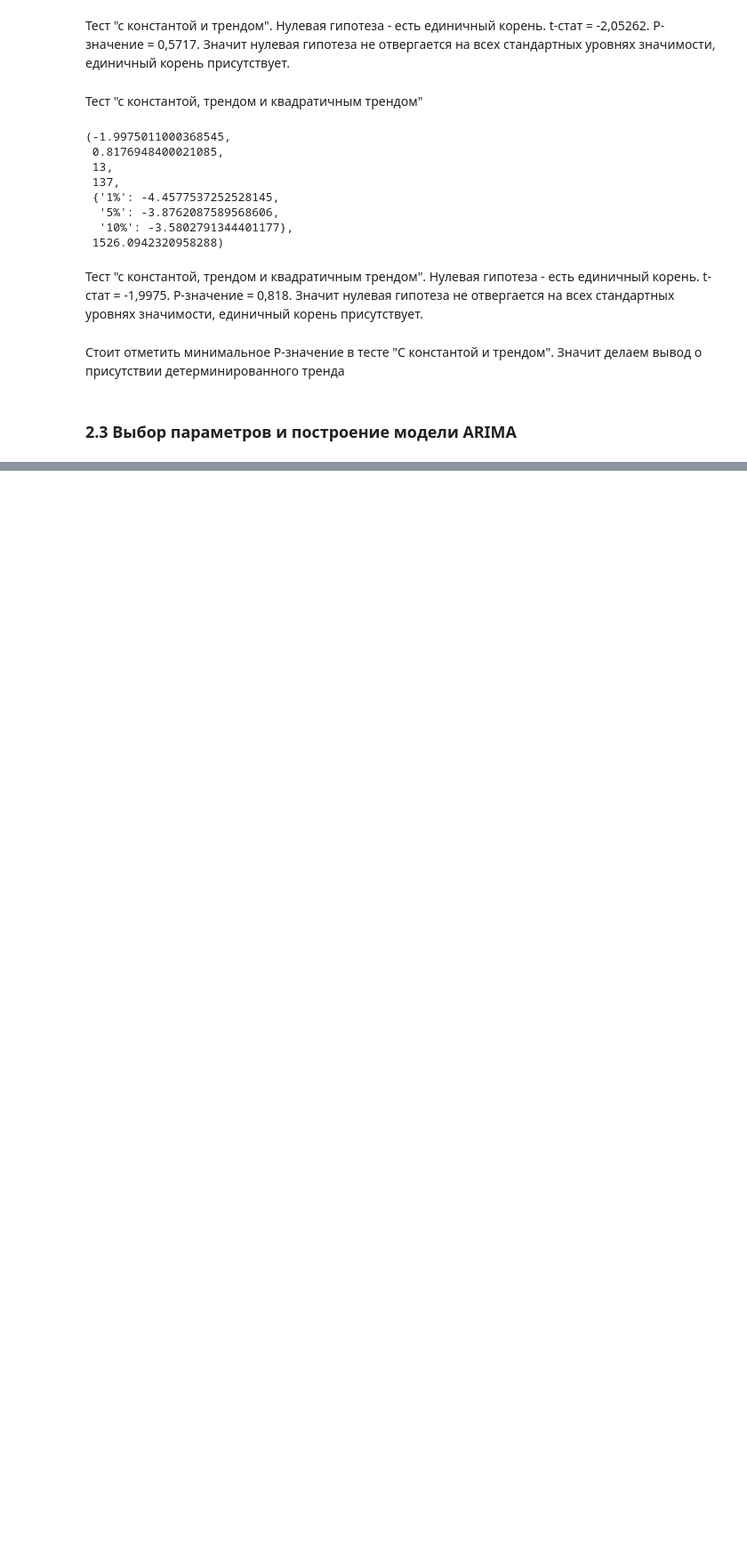
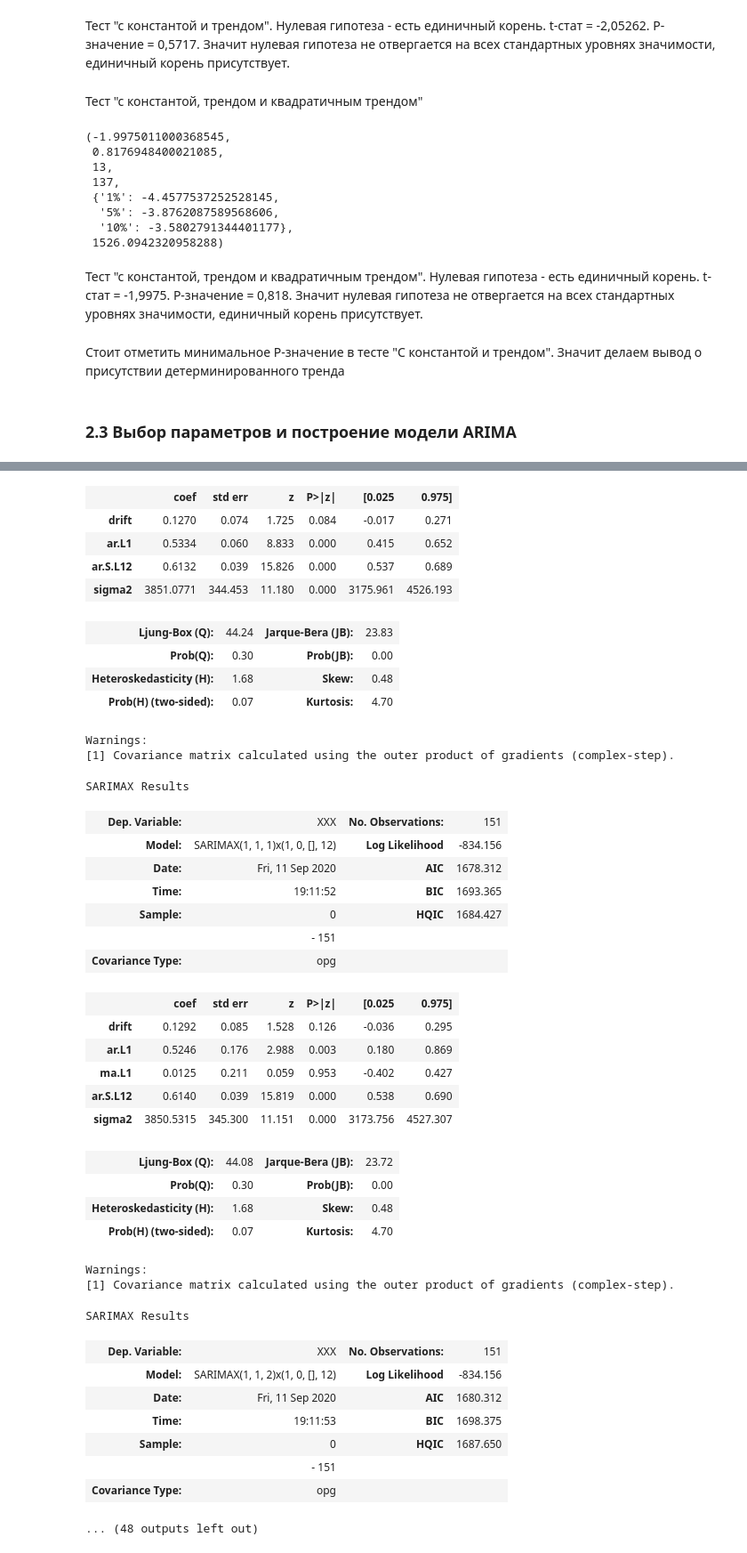
Before and after one commit to xxxyxxx16/portfolio_xxxyxxx, a Jupyter notebook: TS analysis.ipynb, the cells around one changed output, grey strips where cells are left out. Shown at 89% size. Cells and saved outputs as stored; diff of their text form; code cells hidden in the pictures; blank space fills up the shorter version.

```diff
--- a/TS analysis.ipynb
+++ b/TS analysis.ipynb
@@ -218,0 +316,7 @@ adfuller(df.XXX, regression = 'ctt')
+# %%
+for i in range(0,11):
+    model = SARIMAX(df.XXX, order = (1,1,i), seasonal_order = (1,0,0,12), trend= 't')
+    fit = model.fit()
+    g = fit.summary()
+    display(g)
+# %% [output]
@@ -218,0 +331,40 @@ adfuller(df.XXX, regression = 'ctt')
+|  | coef | std err | z | P>|z| | [0.025 | 0.975] |
+| drift | 0.1270 | 0.074 | 1.725 | 0.084 | -0.017 | 0.271 |
+| ar.L1 | 0.5334 | 0.060 | 8.833 | 0.000 | 0.415 | 0.652 |
+| ar.S.L12 | 0.6132 | 0.039 | 15.826 | 0.000 | 0.537 | 0.689 |
+| sigma2 | 3851.0771 | 344.453 | 11.180 | 0.000 | 3175.961 | 4526.193 |
+| Ljung-Box (Q): | 44.24 | Jarque-Bera (JB): | 23.83 |
+| Prob(Q): | 0.30 | Prob(JB): | 0.00 |
+| Heteroskedasticity (H): | 1.68 | Skew: | 0.48 |
+| Prob(H) (two-sided): | 0.07 | Kurtosis: | 4.70 |
+Warnings:
+[1] Covariance matrix calculated using the outer product of gradients (complex-step).
+SARIMAX Results
+| Dep. Variable: | XXX | No. Observations: | 151 |
+| Model: | SARIMAX(1, 1, 1)x(1, 0, [], 12) | Log Likelihood | -834.156 |
+| Date: | Fri, 11 Sep 2020 | AIC | 1678.312 |
+| Time: | 19:11:52 | BIC | 1693.365 |
+| Sample: | 0 | HQIC | 1684.427 |
+|  | - 151 |  |  |
+| Covariance Type: | opg |  |  |
+|  | coef | std err | z | P>|z| | [0.025 | 0.975] |
+| drift | 0.1292 | 0.085 | 1.528 | 0.126 | -0.036 | 0.295 |
+| ar.L1 | 0.5246 | 0.176 | 2.988 | 0.003 | 0.180 | 0.869 |
+| ma.L1 | 0.0125 | 0.211 | 0.059 | 0.953 | -0.402 | 0.427 |
+| ar.S.L12 | 0.6140 | 0.039 | 15.819 | 0.000 | 0.538 | 0.690 |
+| sigma2 | 3850.5315 | 345.300 | 11.151 | 0.000 | 3173.756 | 4527.307 |
+| Ljung-Box (Q): | 44.08 | Jarque-Bera (JB): | 23.72 |
+| Prob(Q): | 0.30 | Prob(JB): | 0.00 |
+| Heteroskedasticity (H): | 1.68 | Skew: | 0.48 |
+| Prob(H) (two-sided): | 0.07 | Kurtosis: | 4.70 |
+Warnings:
+[1] Covariance matrix calculated using the outer product of gradients (complex-step).
+SARIMAX Results
+| Dep. Variable: | XXX | No. Observations: | 151 |
+| Model: | SARIMAX(1, 1, 2)x(1, 0, [], 12) | Log Likelihood | -834.156 |
+| Date: | Fri, 11 Sep 2020 | AIC | 1680.312 |
+| Time: | 19:11:53 | BIC | 1698.375 |
+| Sample: | 0 | HQIC | 1687.650 |
+|  | - 151 |  |  |
+| Covariance Type: | opg |  |  |
+... (48 outputs left out)
```
Also changed, not shown: parts of 20 cells of this notebook, 2 other files.
